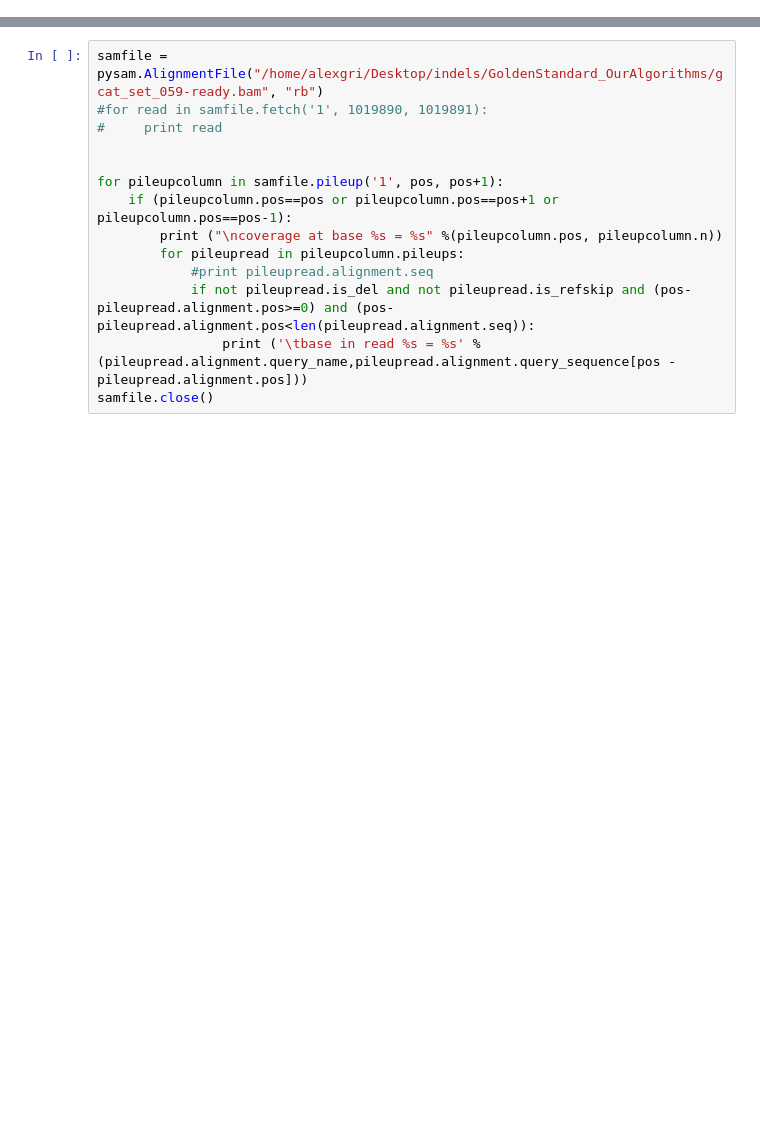
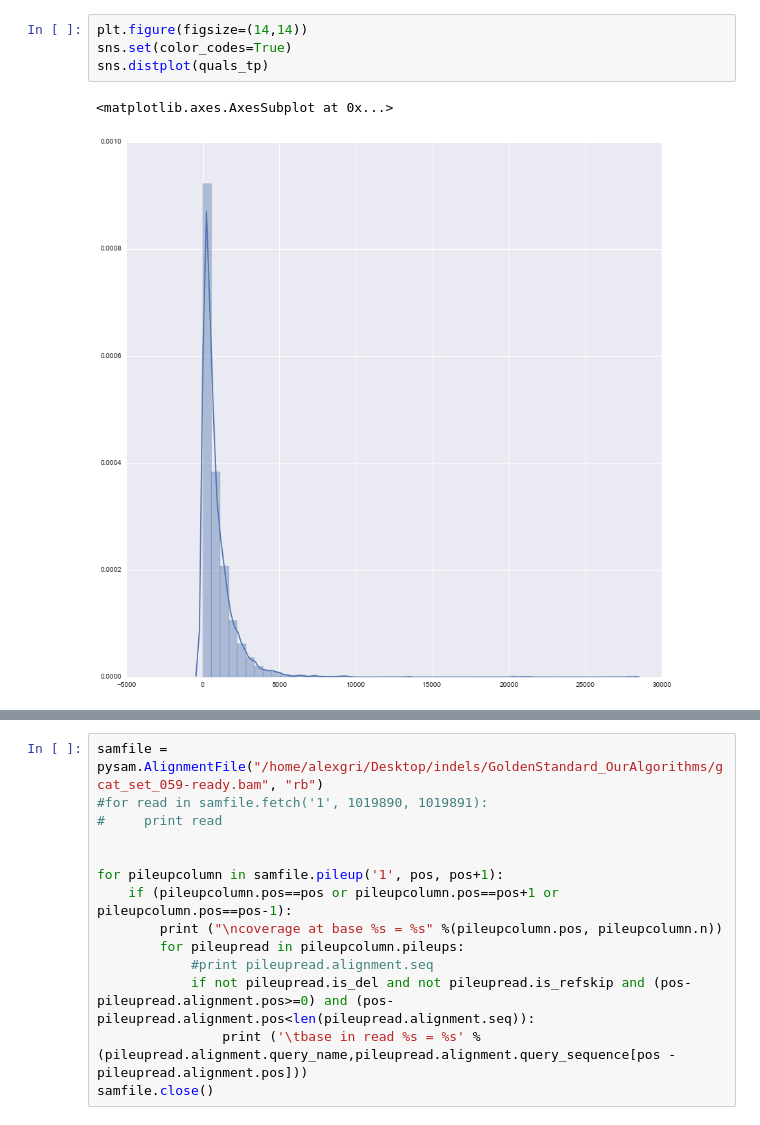
Before and after one commit to AlexanderGri/Graduate-work, a Jupyter notebook: Feature analysis.ipynb, the cells around one changed output, grey strips where cells are left out. Drawn from its saved outputs; the diff is of its cells as text; blank space fills up the shorter version.

```diff
--- a/Feature analysis.ipynb
+++ b/Feature analysis.ipynb
@@ -207,0 +278,7 @@ plt.show()
+# %%
+plt.figure(figsize=(14,14))
+sns.set(color_codes=True)
+sns.distplot(quals_tp)
+# %% [output]
+<matplotlib.axes.AxesSubplot at 0x...>
+[figure, added]
```
Also changed, not shown: parts of 46 cells of this notebook.
